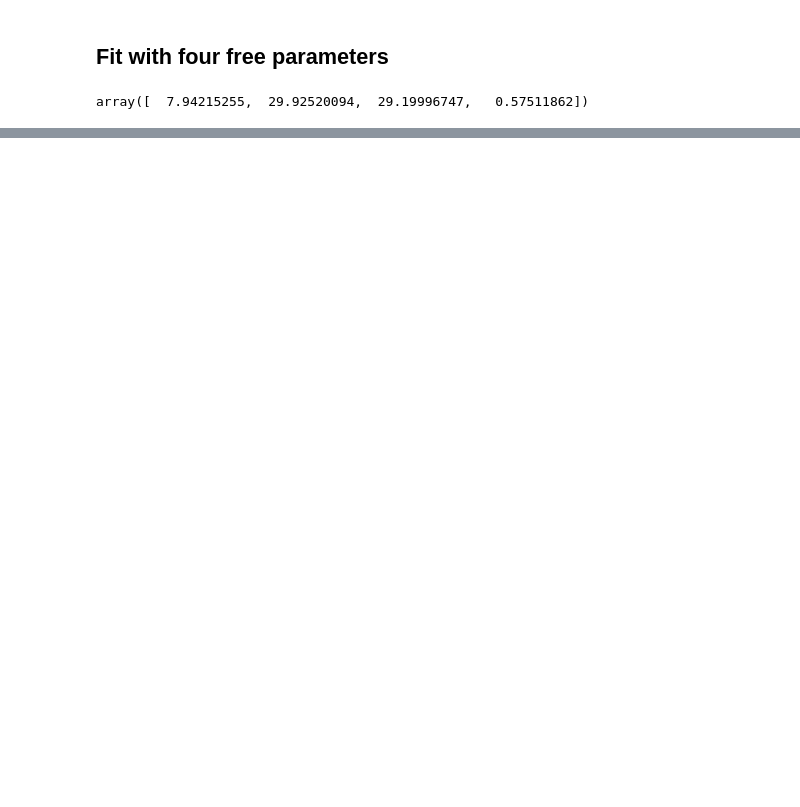
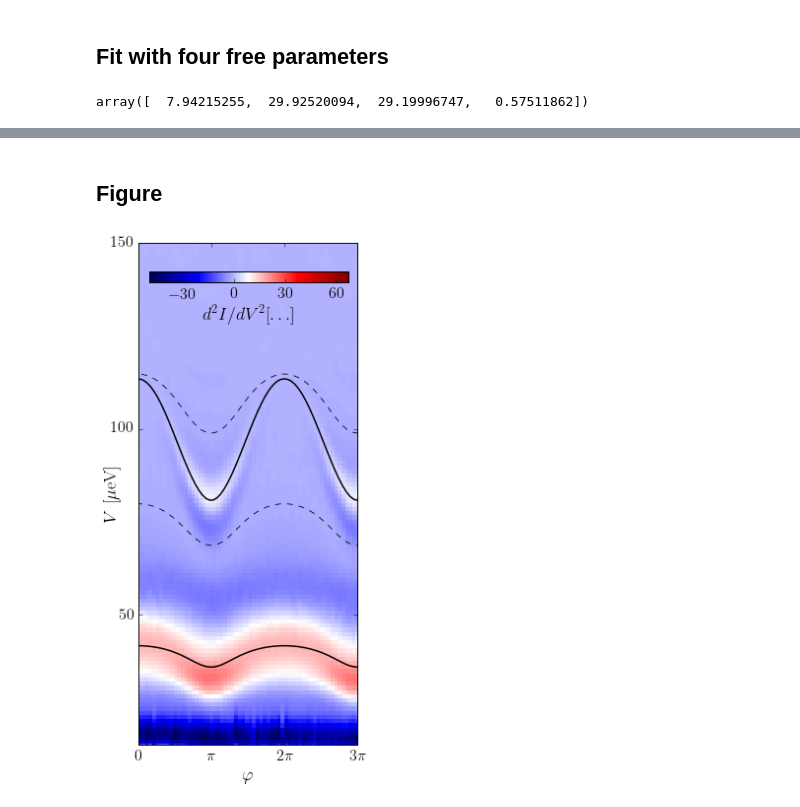
Before and after one commit to bernardvanheck/shared_notebooks, a Jupyter notebook: dev_92.ipynb, the cells around one changed output, grey strips where cells are left out. Saved outputs shown, nothing was run; the diff lists cells and outputs as text; code cells hidden in the pictures; blank space fills up the shorter version.

```diff
--- a/dev_92.ipynb
+++ b/dev_92.ipynb
@@ -3,7 +15,7 @@
 # %%
 data_abs = prepare_data("data_npy/92_dd.npy", 35, 70)
 data_lc = prepare_data("data_npy/92.npy", 6, 60)
-calibration_phase_axis(data_abs, data_lc, 2, 12, 20, 35, plot=True)
+a, b = calibration_phase_axis(data_abs, data_lc, 2, 12, 20, 35, plot=True)
 # %% [output]
 [figure]
 [figure]
@@ -89,0 +141,35 @@ plot_fit_results(fit_3, lines)
+# %% [markdown]
+## Figure
+# %%
+an_full = prepare_data("data_npy/92_dd_full.npy", 0, 0, chop=False)
+z = an_full['z'].T[::-1]
+x = an_full['x']
+y = an_full['y']
+y -= b
+y /= a
+y *= 2*np.pi
+dx, dy = x[1]-x[0], y[1]-y[0]
+ranges = [y[0]-dy/2, y[-1]+dy/2, x[0]-dx/2, x[-1]+dx/2]
+# %%
+fig, ax = plt.subplots(figsize=(4,8))
+im = ax.imshow(z, extent = ranges, aspect='auto', interpolation='none', cmap='seismic')
+cbaxes = fig.add_axes([0.2, 0.9, 0.7, 0.02])
+#cbar = plt.colorbar(cax, orientation='horizontal')
+cbar = fig.colorbar(im, cax=cbaxes, orientation='horizontal')
+cbaxes.set_xlabel(r'$d^2 I/dV^2 [\dots]$')
+cbar.set_ticks([-30, 0, 30, 60])
+ax.plot(fluxes, 2*freqs.T[0], c='k', ls='-', lw=1.5)
+ax.plot(fluxes, 2*freqs.T[1], c='k', ls='--', lw=0.8)
+ax.plot(fluxes, 2*freqs.T[2], c='k', ls='-', lw=1.5)
+ax.plot(fluxes, 2*freqs.T[3], c='k', ls='--', lw=0.8)
+ax.set_xlim([0, 3*np.pi])
+ax.set_ylim([15, 150])
+ax.set_xticks([0, np.pi, 2*np.pi, 3*np.pi])
+ax.set_xticklabels([r'$0$', r'$\pi$', r'$2\pi$', r'$3\pi$', r'$4\pi$'])
+ax.set_yticks([50, 100, 150])
+ax.set_xlabel(r'$\varphi$')
+ax.set_ylabel(r'$V\,\,[\mu$eV]', labelpad=-10)
+#ax.set_yticklabels([r'$0$', r'$\pi$', r'$2\pi$', r'$3\pi$', r'$4\pi$'])
+plt.savefig("figures/fit_dev_92.pdf")
+# %% [output]
+[figure, added]
```
Also changed, not shown: parts of 7 cells of this notebook, 2 other files.
